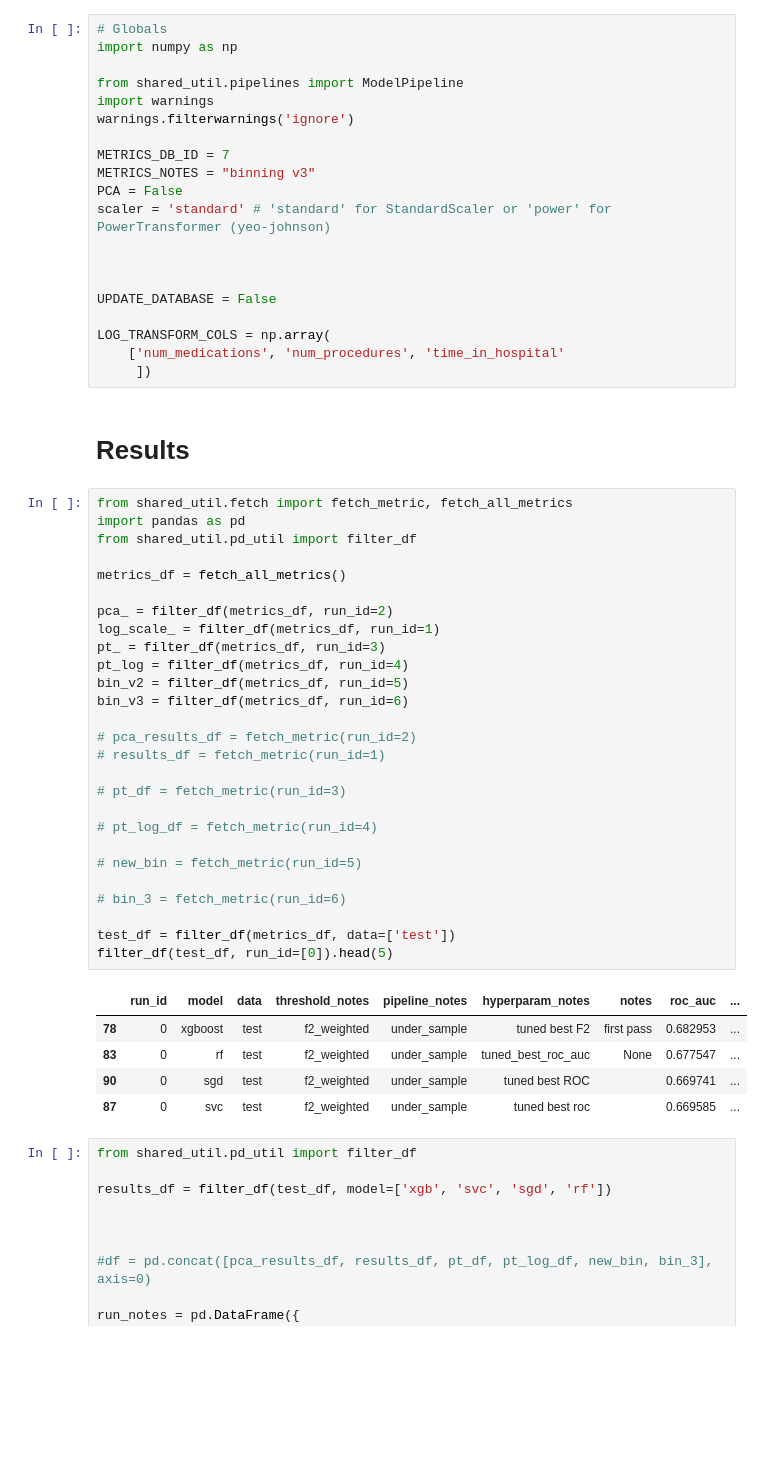
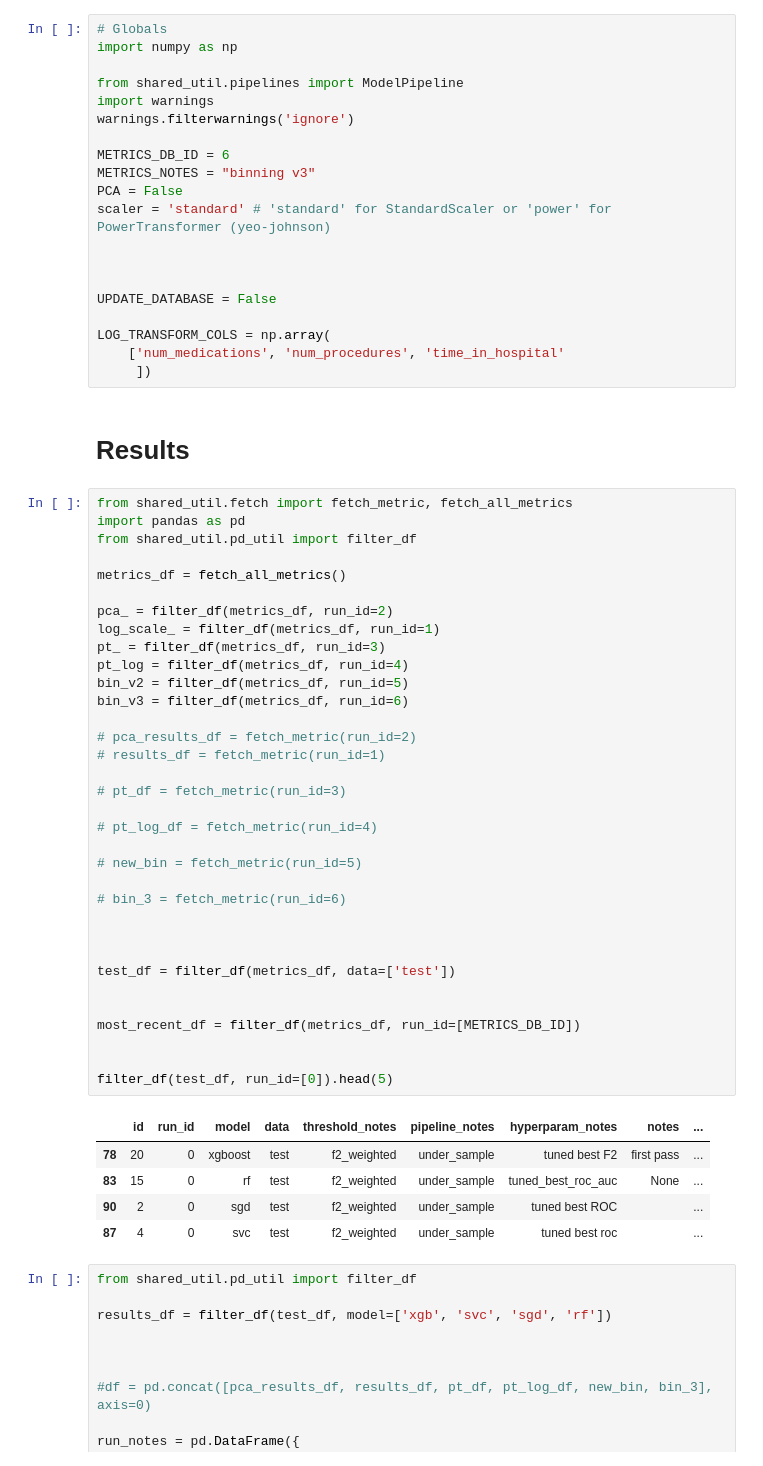
Before and after one commit to meaton96/Eaton_633_Project, a Jupyter notebook: notebooks/000_Main.ipynb, the cells around one changed output. Cells and saved outputs as stored; diff of their text form; blank space fills up the shorter version.

```diff
--- a/notebooks/000_Main.ipynb
+++ b/notebooks/000_Main.ipynb
@@ -6,7 +6,7 @@ from shared_util.pipelines import ModelPipeline
 import warnings
 warnings.filterwarnings('ignore')
 
-METRICS_DB_ID = 7
+METRICS_DB_ID = 6
 METRICS_NOTES = "binning v3"
 PCA = False
 scaler = 'standard' # 'standard' for StandardScaler or 'power' for PowerTransformer (yeo-johnson)
@@ -23,36 +23,43 @@ LOG_TRANSFORM_COLS = np.array(
 # %%
 from shared_util.fetch import fetch_metric, fetch_all_metrics
 import pandas as pd
 from shared_util.pd_util import filter_df
 
 metrics_df = fetch_all_metrics()
 
 pca_ = filter_df(metrics_df, run_id=2)
 log_scale_ = filter_df(metrics_df, run_id=1)
 pt_ = filter_df(metrics_df, run_id=3)
 pt_log = filter_df(metrics_df, run_id=4)
 bin_v2 = filter_df(metrics_df, run_id=5)
 bin_v3 = filter_df(metrics_df, run_id=6)
 
 # pca_results_df = fetch_metric(run_id=2)
 # results_df = fetch_metric(run_id=1)
 
 # pt_df = fetch_metric(run_id=3)
 
 # pt_log_df = fetch_metric(run_id=4)
 
 # new_bin = fetch_metric(run_id=5)
 
 # bin_3 = fetch_metric(run_id=6)
 
+
+
 test_df = filter_df(metrics_df, data=['test'])
+
+
+most_recent_df = filter_df(metrics_df, run_id=[METRICS_DB_ID])
+
+
 filter_df(test_df, run_id=[0]).head(5)
 # %% [output]
-|  | run_id | model | data | threshold_notes | pipeline_notes | hyperparam_notes | notes | roc_auc | ... |
-| 78 | 0 | xgboost | test | f2_weighted | under_sample | tuned best F2 | first pass | 0.682953 | ... |
-| 83 | 0 | rf | test | f2_weighted | under_sample | tuned_best_roc_auc | None | 0.677547 | ... |
-| 90 | 0 | sgd | test | f2_weighted | under_sample | tuned best ROC |  | 0.669741 | ... |
-| 87 | 0 | svc | test | f2_weighted | under_sample | tuned best roc |  | 0.669585 | ... |
+|  | id | run_id | model | data | threshold_notes | pipeline_notes | hyperparam_notes | notes | ... |
+| 78 | 20 | 0 | xgboost | test | f2_weighted | under_sample | tuned best F2 | first pass | ... |
+| 83 | 15 | 0 | rf | test | f2_weighted | under_sample | tuned_best_roc_auc | None | ... |
+| 90 | 2 | 0 | sgd | test | f2_weighted | under_sample | tuned best ROC |  | ... |
+| 87 | 4 | 0 | svc | test | f2_weighted | under_sample | tuned best roc |  | ... |
 # %%
 from shared_util.pd_util import filter_df
 
```
Also changed, not shown: parts of 3 cells of this notebook, 6 other files.
